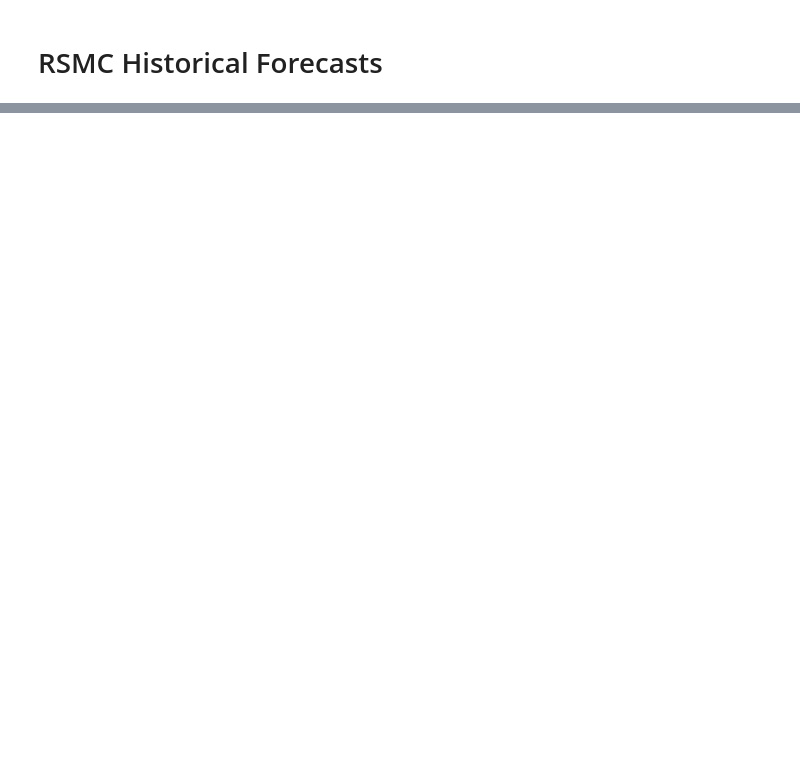
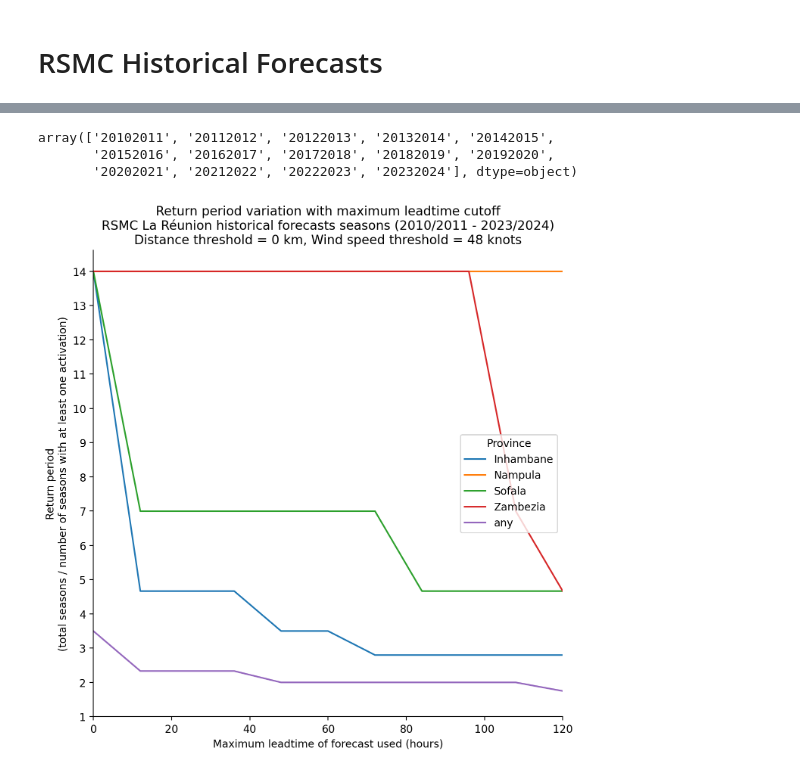
Before and after one commit to OCHA-DAP/ds-aa-moz-cyclones, a Jupyter notebook: exploration/rsmc_historical_forecasts.ipynb, the cells around one changed output, grey strips where cells are left out. Drawn from its saved outputs; the diff is of its cells as text; code cells hidden in the pictures; blank space fills up the shorter version.

Commit message:
rsmc historical forecasts initial plots

```diff
--- a/exploration/rsmc_historical_forecasts.ipynb
+++ b/exploration/rsmc_historical_forecasts.ipynb
@@ -81,0 +28,64 @@ dtype: int64
+# %%
+df = rsmc.load_historical_forecast_distances()
+distance_cols = [x for x in df.columns if "_distance_km" in x]
+df["any_distance_km"] = df[distance_cols].min(axis=1)
+# %%
+df["season"].unique()
+# %% [output]
+array(['20102011', '20112012', '20122013', '20132014', '20142015',
+       '20152016', '20162017', '20172018', '20182019', '20192020',
+       '20202021', '20212022', '20222023', '20232024'], dtype=object)
+# %%
+distance_thresh = 0
+wind_thresh = 48
+
+dicts = []
+for max_lt in range(0, 121, 12):
+    for pcode, row in adm.set_index("ADM1_PCODE").iterrows():
+        rp = rsmc.calculate_rp(
+            df,
+            pcode=pcode,
+            max_lt=max_lt,
+            distance_thresh=distance_thresh,
+            wind_thresh=wind_thresh,
+        )
+        dicts.append(
+            {
+                "ADM1_PCODE": pcode,
+                "ADM1_PT": row["ADM1_PT"],
+                "max_lt": max_lt,
+                "rp": rp,
+            }
+        )
+    rp = rsmc.calculate_rp(df, pcode="any", max_lt=max_lt)
+    dicts.append(
+        {"ADM1_PCODE": "any", "ADM1_PT": "any", "max_lt": max_lt, "rp": rp}
+    )
+
+df_rps = pd.DataFrame(dicts)
+
+fig, ax = plt.subplots(dpi=200, figsize=(8, 8))
+df_rps.pivot(columns="ADM1_PT", values="rp", index="max_lt").plot(ax=ax)
+ax.set_title(
+    "Return period variation with maximum leadtime cutoff\n"
+    "RSMC La Réunion historical forecasts seasons (2010/2011 - 2023/2024)\n"
+    f"Distance threshold = {distance_thresh} km, Wind speed threshold = {wind_thresh} knots"
+)
+ax.legend(title="Province")
+ax.set_ylim(bottom=1)
+ax.set_xlim(left=0, right=120)
+ax.set_yticks(range(1, 15))
+ax.set_ylabel(
+    "Return period\n"
+    "(total seasons / number of seasons with at least one activation)"
+)
+ax.set_xlabel("Maximum leadtime of forecast used (hours)")
+ax.spines["top"].set_visible(False)
+ax.spines["right"].set_visible(False)
+
+filename = (
+    f"rsmc_forecasts_rp_dthresh{distance_thresh}_sthresh{wind_thresh}.csv"
+)
+df_rps.to_csv(rsmc.RSMC_PROC_DIR / filename, index=False)
+# %% [output]
+[figure, added]
```
Also changed, not shown: parts of 9 cells of this notebook, 5 other files.
